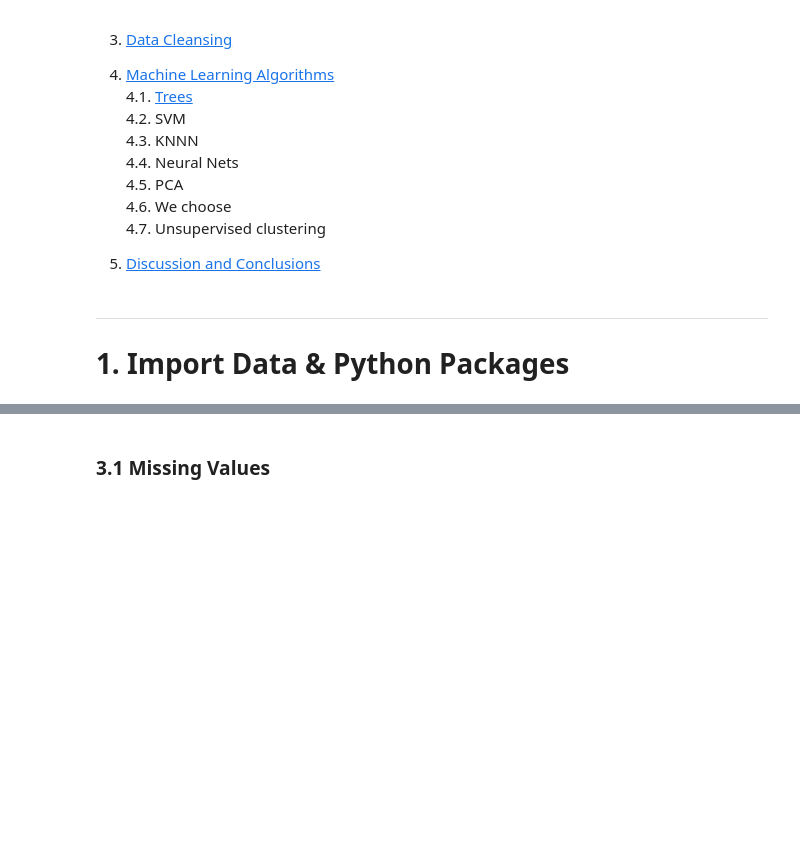
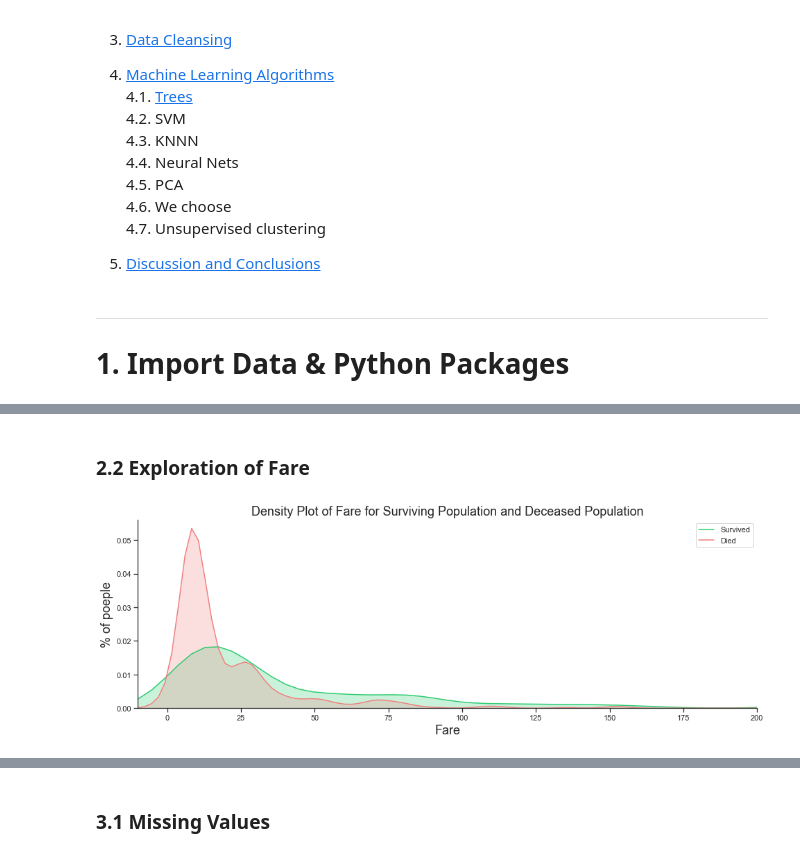
Before and after one commit to OsamaHriri/Machine-Learning-, a Jupyter notebook: HW03/Untitled.ipynb, the cells around one changed output, grey strips where cells are left out. Drawn from its saved outputs; the diff is of its cells as text; code cells hidden in the pictures; blank space fills up the shorter version.

```diff
--- a/HW03/Untitled.ipynb
+++ b/HW03/Untitled.ipynb
@@ -164,0 +196,16 @@ None
+# %% [markdown]
+### 2.2 Exploration of Fare
+# %%
+#again add conclutions
+plt.figure(figsize=(16,5))
+sns.kdeplot(data_raw["Fare"][data_raw.Survived == 1], color="#2ecc71", shade=True)
+sns.kdeplot(data_raw["Fare"][data_raw.Survived == 0], color="lightcoral", shade=True)
+plt.legend(['Survived', 'Died'])
+plt.ylabel('% of poeple', fontproperties=font_prop)
+plt.xlabel('Fare', fontproperties=font_prop)
+plt.title('Density Plot of Fare for Surviving Population and Deceased Population', fontproperties=font_prop)
+plt.xlim(-10,200)
+sns.despine()
+plt.show()
+# %% [output]
+[figure, added]
```
Also changed, not shown: parts of 21 cells of this notebook.
